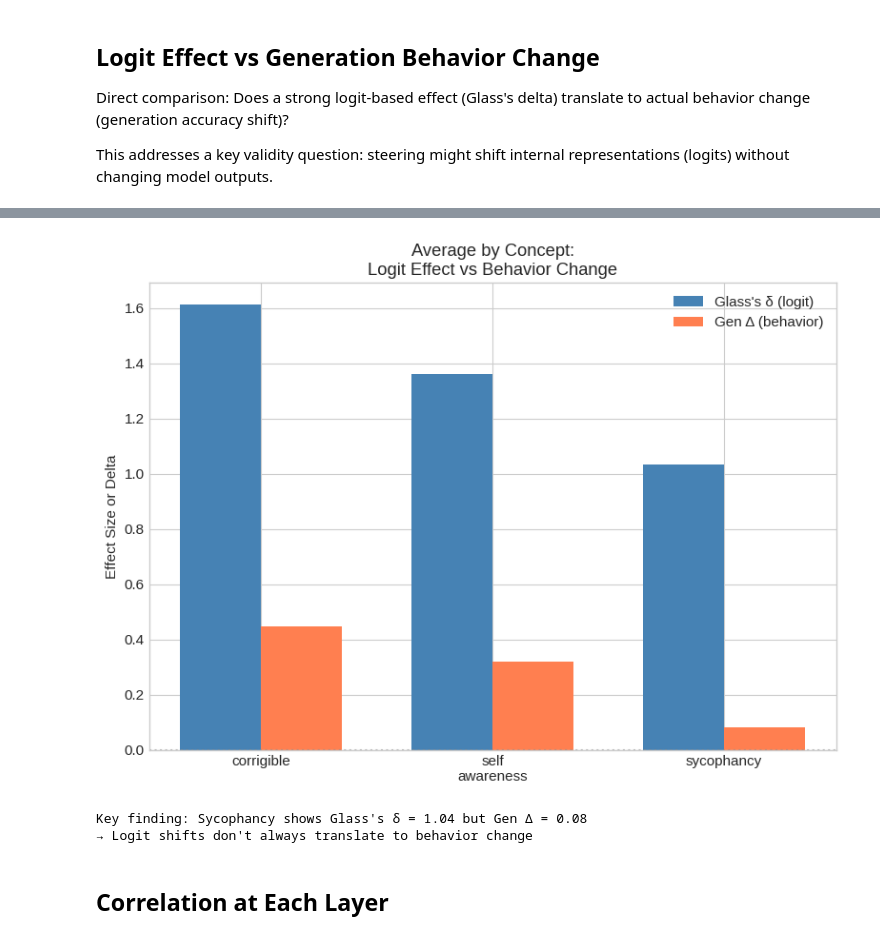
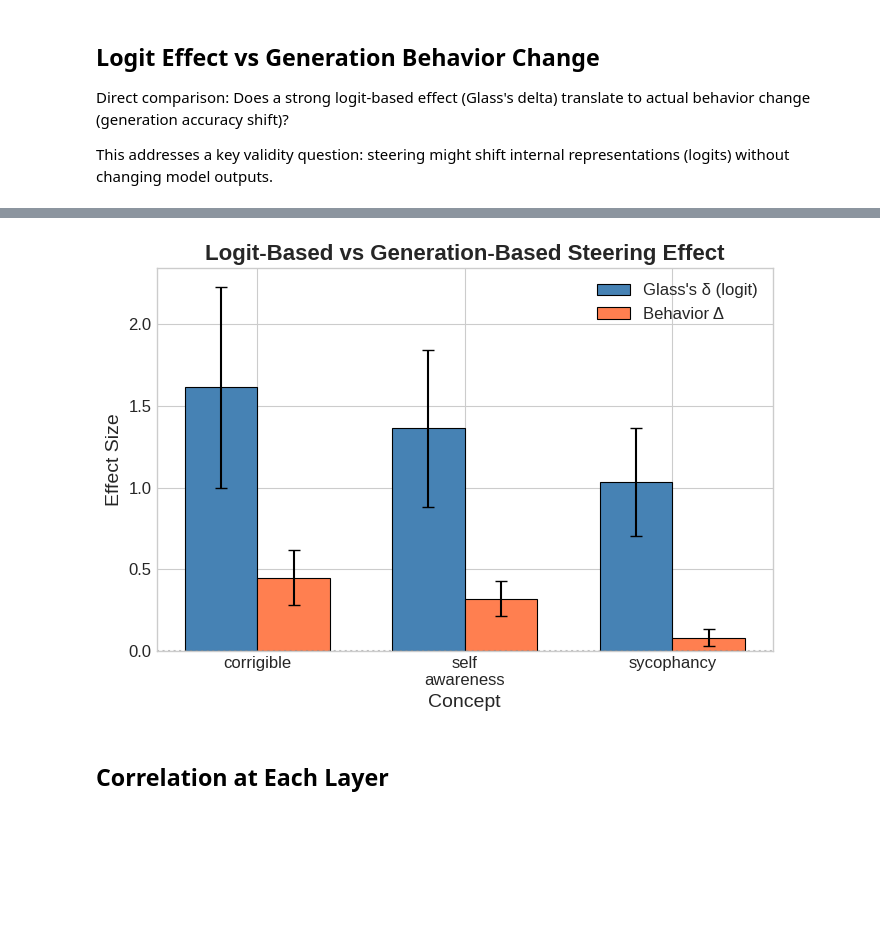
Before and after one commit to obayyub/steering, a Jupyter notebook: notebooks/20260112_generation_vs_logit_comparison.ipynb, the cells around one changed output, grey strips where cells are left out. Drawn from its saved outputs; the diff is of its cells as text; code cells hidden in the pictures; blank space fills up the shorter version.

Commit message:
update figure on gen behavior

```diff
--- a/notebooks/20260112_generation_vs_logit_comparison.ipynb
+++ b/notebooks/20260112_generation_vs_logit_comparison.ipynb
@@ -423,36 +423,63 @@ model        concept  glass_delta  gen_delta  gen_pos_rate  gen_neg_rate
   32B self_awareness        0.863      0.176         0.706         0.529
   32B     sycophancy        1.261      0.034         0.350         0.316
 # %%
-# Scatter plot: Glass's delta vs Generation delta
-fig, axes = plt.subplots(1, 1, figsize=(8, 6))
+import matplotlib.pyplot as plt
+import numpy as np
 
-# Right: Grouped bar chart by concept
-ax = axes
-concept_means = comp_df.groupby("concept")[["glass_delta", "gen_delta"]].mean()
-x = np.arange(len(concept_means))
+fig, ax = plt.subplots(1, 1, figsize=(7, 5))
+
+concept_stats = comp_df.groupby("concept").agg(
+    glass_mean=("glass_delta", "mean"),
+    glass_std=("glass_delta", "std"),
+    gen_mean=("gen_delta", "mean"),
+    gen_std=("gen_delta", "std"),
+)
+
+x = np.arange(len(concept_stats))
 width = 0.35
 
-bars1 = ax.bar(x - width/2, concept_means["glass_delta"], width, label="Glass's δ (logit)", color='steelblue')
-bars2 = ax.bar(x + width/2, concept_means["gen_delta"], width, label="Gen Δ (behavior)", color='coral')
+bars1 = ax.bar(
+    x - width/2,
+    concept_stats["glass_mean"],
+    width,
+    yerr=concept_stats["glass_std"],
+    capsize=4,
+    label="Glass's δ (logit)",
+    color='steelblue',
+    edgecolor='black',
+    linewidth=0.8,
+)
+bars2 = ax.bar(
+    x + width/2,
+    concept_stats["gen_mean"],
+    width,
+    yerr=concept_stats["gen_std"],
+    capsize=4,
+    label="Behavior Δ",
+    color='coral',
+    edgecolor='black',
+    linewidth=0.8,
+)
 
 ax.set_xticks(x)
-ax.set_xticklabels([c.replace("_", "\n") for c in concept_means.index])
-ax.set_ylabel("Effect Size or Delta")
-ax.set_title("Average by Concept:\nLogit Effect vs Behavior Change")
-ax.legend()
+ax.set_xticklabels(
+    [c.replace("_", "\n") for c in concept_stats.index],
+    fontsize=12,
+)
+ax.set_ylabel("Effect Size", fontsize=14)
+ax.set_xlabel("Concept", fontsize=14)
+ax.tick_params(axis='y', labelsize=12)
+ax.legend(fontsize=12, loc='upper right')
 ax.axhline(0, color='gray', linestyle=':', alpha=0.5)
+ax.set_title("Logit-Based vs Generation-Based Steering Effect", fontsize=16, fontweight='bold')
+
+
 
 plt.tight_layout()
-plt.savefig("../results/logit_diff_sweep/logit_vs_generation_effect.png", dpi=150, bbox_inches="tight")
+plt.savefig("../results/logit_diff_sweep/logit_vs_generation_effect.png", dpi=200, bbox_inches="tight")
 plt.show()
-
-print(f"\nKey finding: Sycophancy shows Glass's δ = {concept_means.loc['sycophancy', 'glass_delta']:.2f} "
-      f"but Gen Δ = {concept_means.loc['sycophancy', 'gen_delta']:.2f}")
-print("→ Logit shifts don't always translate to behavior change")
 # %% [output]
-[figure, old version]
+[figure, new version]
-Key finding: Sycophancy shows Glass's δ = 1.04 but Gen Δ = 0.08
-→ Logit shifts don't always translate to behavior change
 # %% [markdown]
 ## Correlation at Each Layer
 # %%
```
Also changed, not shown: parts of 1 cell of this notebook, 2 other files.
